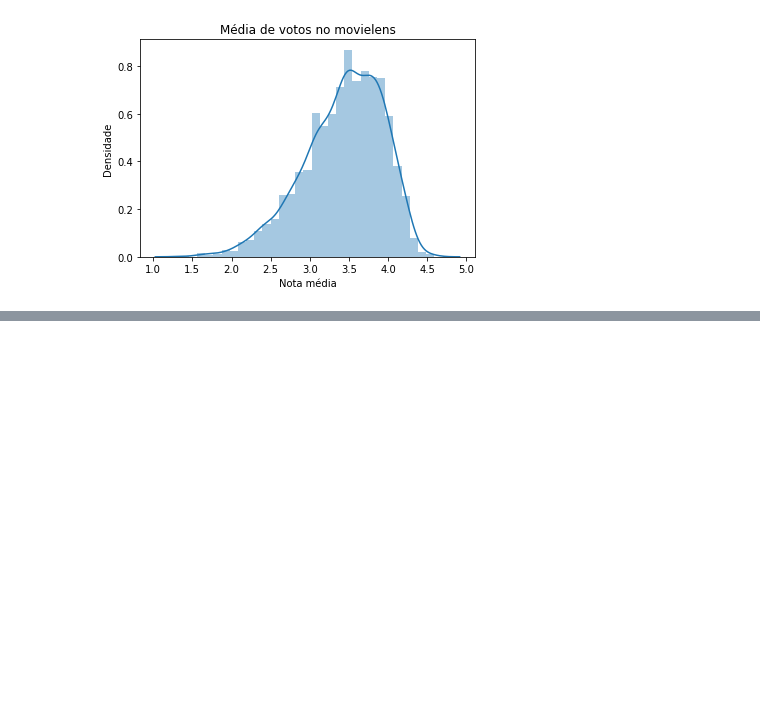
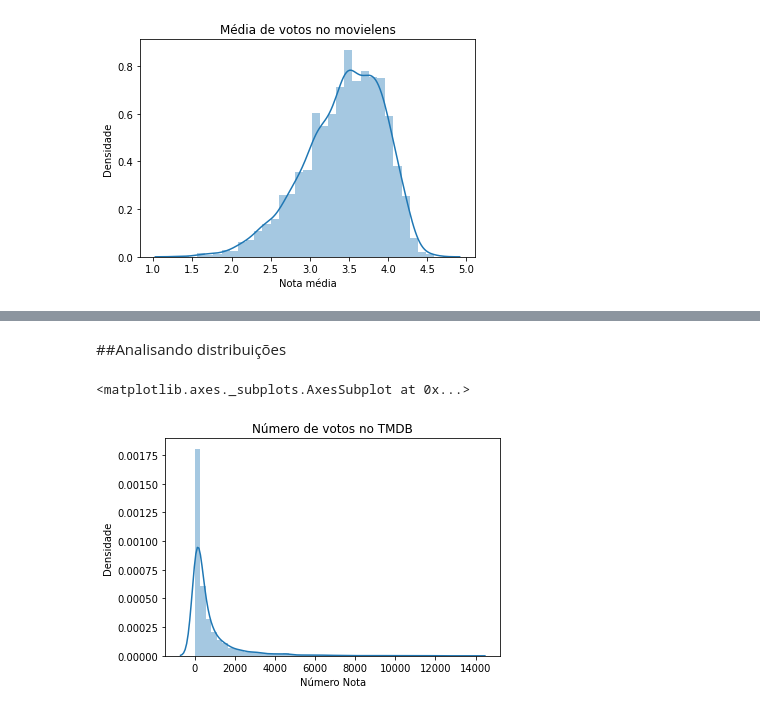
Before and after one commit to andrade-lcs/Data_Science_alura, a Jupyter notebook: Alura_testes_estatisticos.ipynb, the cells around one changed output, grey strips where cells are left out. Drawn from its saved outputs; the diff is of its cells as text; code cells hidden in the pictures; blank space fills up the shorter version.

```diff
--- a/Alura_testes_estatisticos.ipynb
+++ b/Alura_testes_estatisticos.ipynb
@@ -142,0 +170,11 @@ ax
+# %% [markdown]
+##Analisando distribuições
+# %%
+#filmes.vote_count
+ax = sns.distplot(filmes.vote_count)
+ax.set_title('Número de votos no TMDB')
+ax.set(xlabel='Número Nota', ylabel='Densidade')
+ax
+# %% [output]
+<matplotlib.axes._subplots.AxesSubplot at 0x...>
+[figure, added]
```
Also changed, not shown: parts of 52 cells of this notebook.
